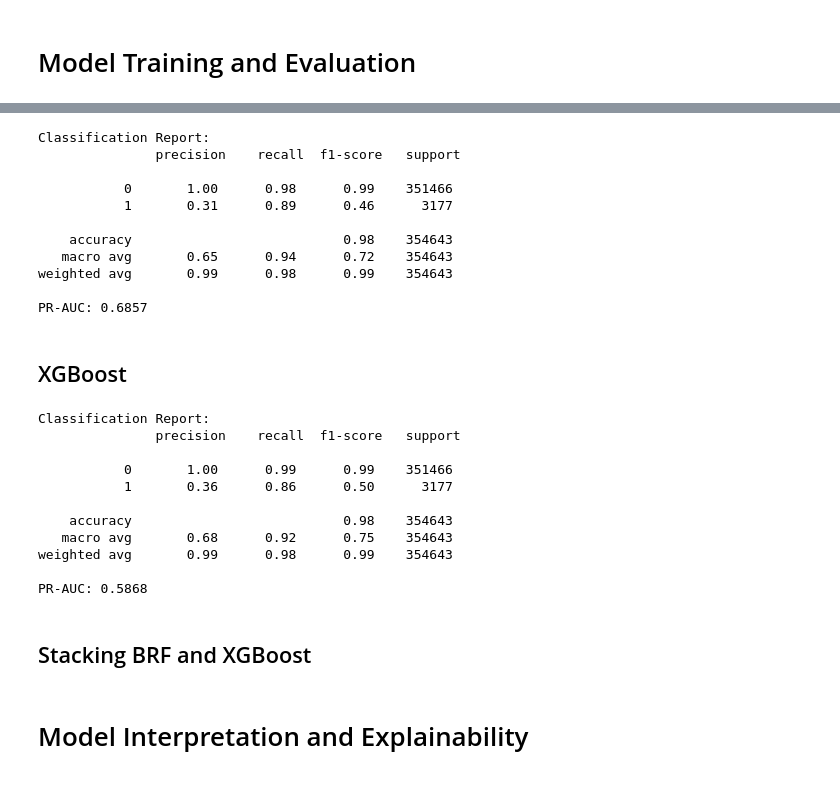
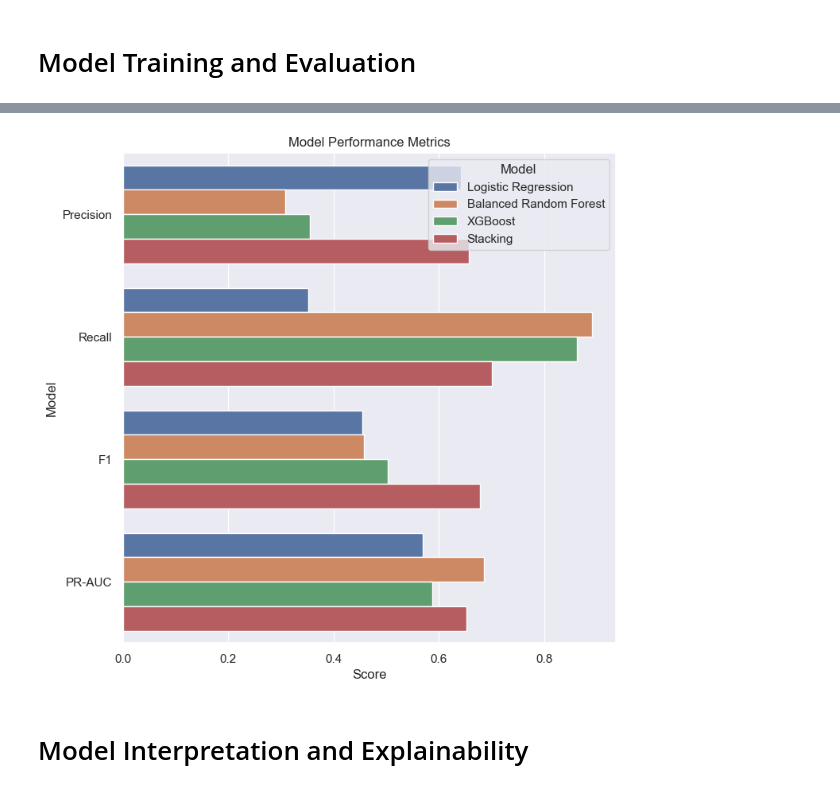
Before and after one commit to jwickham1023/DSCI478-Kaggle-Project, a Jupyter notebook: writeup.ipynb, the cells around one changed output, grey strips where cells are left out. Drawn from its saved outputs; the diff is of its cells as text; code cells hidden in the pictures.

```diff
--- a/writeup.ipynb
+++ b/writeup.ipynb
@@ -455,21 +417,11 @@ With a precision rate of 0.02, recall rate of 0.43, and F1 score of 0.04, no, th
+# %%
+logreg_model = LogisticRegression()
+
+logreg_results = model_run(logreg_model)
 # %%
 brf_model = BalancedRandomForestClassifier(n_estimators=500, max_depth=15, random_state=42, class_weight='balanced_subsample')
 
-model_run(brf_model)
+brf_results = model_run(brf_model)
-# %% [output]
-Classification Report:
-               precision    recall  f1-score   support
-
-           0       1.00      0.98      0.99    351466
-           1       0.31      0.89      0.46      3177
-
-    accuracy                           0.98    354643
-   macro avg       0.65      0.94      0.72    354643
-weighted avg       0.99      0.98      0.99    354643
-
-PR-AUC: 0.6857
-# %% [markdown]
-## XGBoost
 # %%
 # Make weights
 neg_count = train_df['TX_FRAUD'].value_counts()[0]
@@ -481,16 +433,4 @@ xgb_model: XGBClassifier = XGBClassifier()
 xgb_model.objective = 'binary:logistic'
 xgb_model.scale_pos_weight = scale_pos_weight
 
-model_run(xgb_model)
+xgb_results = model_run(xgb_model)
-# %% [output]
-Classification Report:
-               precision    recall  f1-score   support
-
-           0       1.00      0.99      0.99    351466
-           1       0.36      0.86      0.50      3177
-
-    accuracy                           0.98    354643
-   macro avg       0.68      0.92      0.75    354643
-weighted avg       0.99      0.98      0.99    354643
-
-PR-AUC: 0.5868
@@ -512,5 +437,3 @@ param_grid = {
-# %% [markdown]
-## Stacking BRF and XGBoost
 # %%
 meta_model = LogisticRegression()
 
@@ -523,6 +446,26 @@ stacking_model = StackingClassifier(
     passthrough=True
 )
 
-model_run(stacking_model)
+stacking_results = model_run(stacking_model)
+# %%
+# Merge all model results into one dataframe
+results_df = pd.DataFrame({
+    'Model': ['Logistic Regression', 'Balanced Random Forest', 'XGBoost', 'Stacking'],
+    'Precision': [logreg_results['Precision'], brf_results['Precision'], xgb_results['Precision'], stacking_results['Precision']],
+    'Recall': [logreg_results['Recall'], brf_results['Recall'], xgb_results['Recall'], stacking_results['Recall']],
+    'F1': [logreg_results['F1'], brf_results['F1'], xgb_results['F1'], stacking_results['F1']],
+    'PR-AUC': [logreg_results['PR-AUC'], brf_results['PR-AUC'], xgb_results['PR-AUC'], stacking_results['PR-AUC']]
+})
+
+results_df_melt = pd.melt(results_df, id_vars=['Model'], value_vars=['Precision', 'Recall', 'F1', 'PR-AUC'], var_name='Metric', value_name='Score')
+
+_, ax = plt.subplots(figsize=(8, 8))
+sns.set_theme(style="darkgrid")
+
+sns.barplot(y="Metric", x="Score", hue="Model", ax=ax, data=results_df_melt)
+ax.set(ylabel = "Model", xlabel="Score",
+       title="Model Performance Metrics");
+# %% [output]
+[figure, added]
 # %% [markdown]
 # Model Interpretation and Explainability
```
Also changed, not shown: parts of 29 cells of this notebook, 2 other files.
